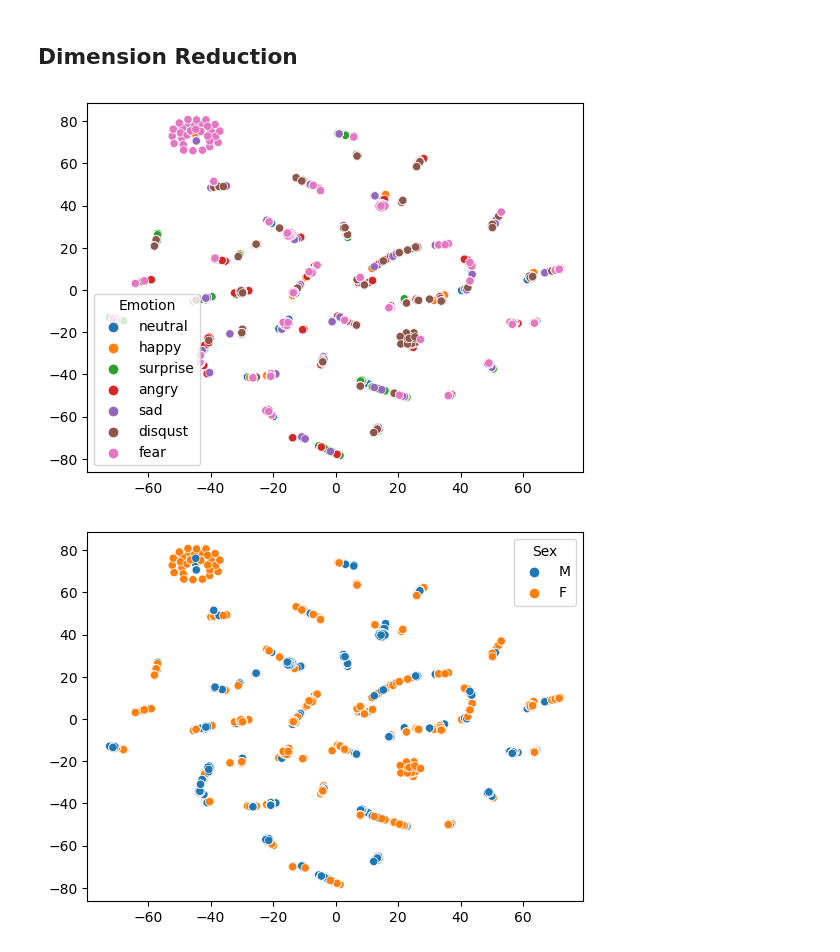
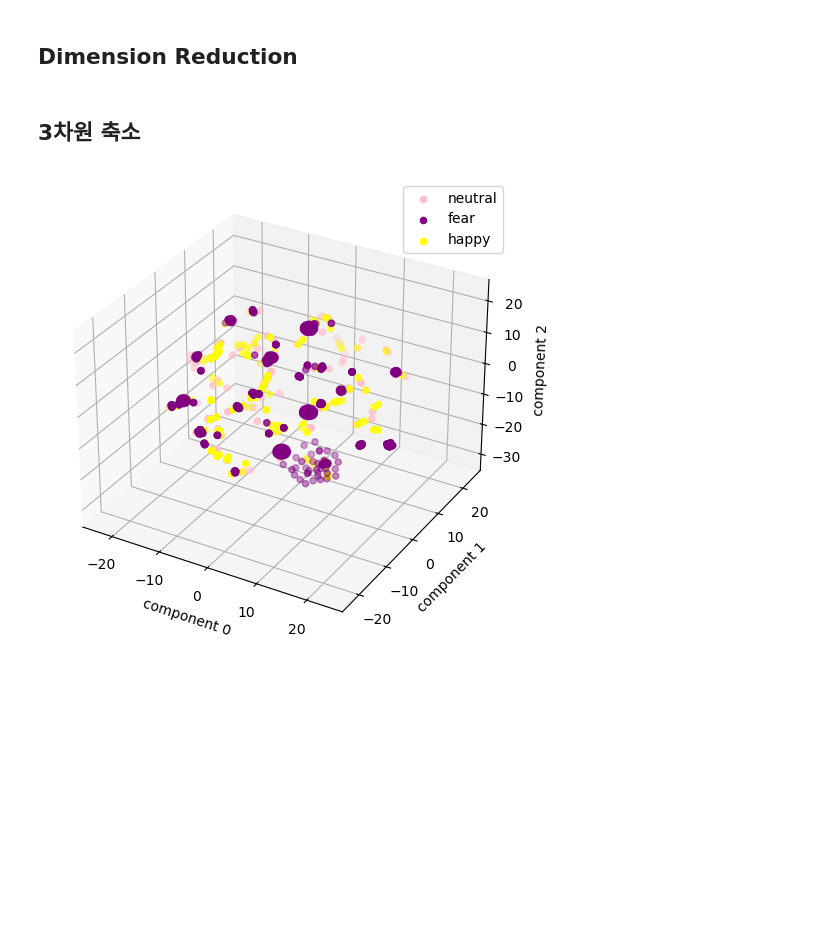
Before and after one commit to qlstn9150/ERC, a Jupyter notebook: 2.class_visualizing.ipynb, the cells around one changed output. Drawn from its saved outputs; the diff is of its cells as text; code cells hidden in the pictures; blank space fills up the shorter version.

```diff
--- a/2.class_visualizing.ipynb
+++ b/2.class_visualizing.ipynb
@@ -47,10 +47,10 @@ def dim_red(data_n, method):
 
     visual(data_all, data_n, method)
 # %%
-data_n = 'temp_ibi' #temp, ibi, eda
+data_n = 'temp' #temp, ibi, eda, eda_ibi, eda_temp, temp_ibi, eda_ibi_temp
 method = 'tsne' #pca, tsne, umap
 
 dim_red(data_n, method)
-# %% [output]
-[figure, removed]
-[figure, removed]
+# %% [markdown]
+3차원 축소
+---
@@ -56,0 +79,26 @@ dim_red(data_n, method)
+# %%
+tsne_df = data_all
+
+from mpl_toolkits.mplot3d import Axes3D
+
+# 3차원 그래프 세팅
+fig = plt.figure(figsize=(9, 6))
+ax = fig.add_subplot(111, projection='3d')
+
+# target 별 분리
+tsne_df_0 = tsne_df[tsne_df['Emotion'] == 'neutral']
+tsne_df_1 = tsne_df[tsne_df['Emotion'] == 'fear']
+tsne_df_2 = tsne_df[tsne_df['Emotion'] == 'happy']
+
+# target 별 시각화
+ax.scatter(tsne_df_0['component 0'], tsne_df_0['component 1'], tsne_df_0['component 2'], color = 'pink', label ='neutral')
+ax.scatter(tsne_df_1['component 0'], tsne_df_1['component 1'], tsne_df_1['component 2'], color = 'purple', label = 'fear')
+ax.scatter(tsne_df_2['component 0'], tsne_df_2['component 1'], tsne_df_2['component 2'], color = 'yellow', label = 'happy')
+
+ax.set_xlabel('component 0')
+ax.set_ylabel('component 1')
+ax.set_zlabel('component 2')
+ax.legend()
+plt.show()
+# %% [output]
+[figure, added]
```
Also changed, not shown: parts of 3 cells of this notebook, 2 other files.
